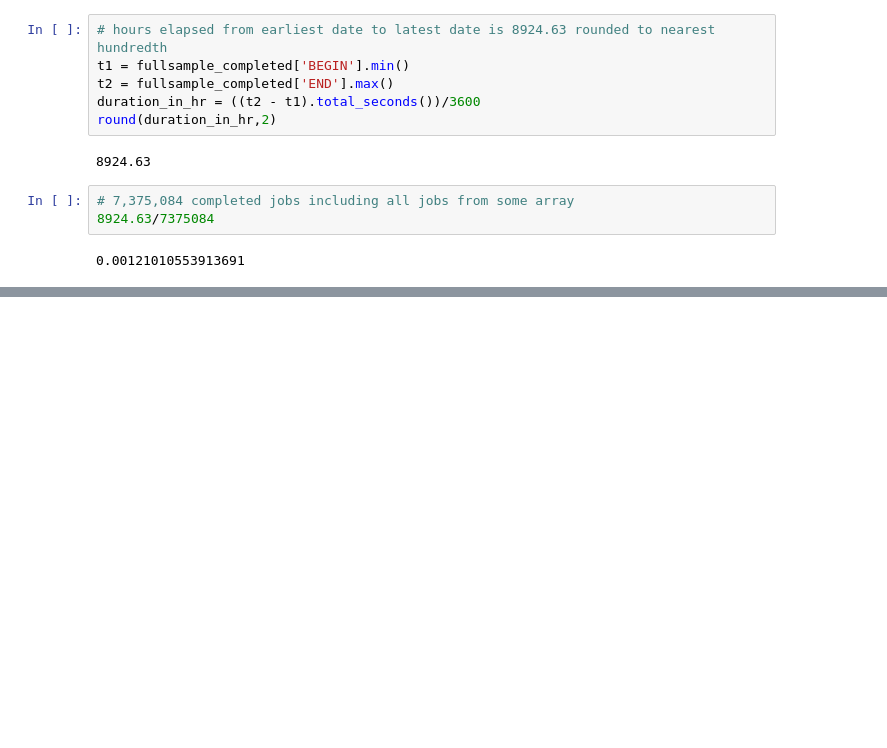
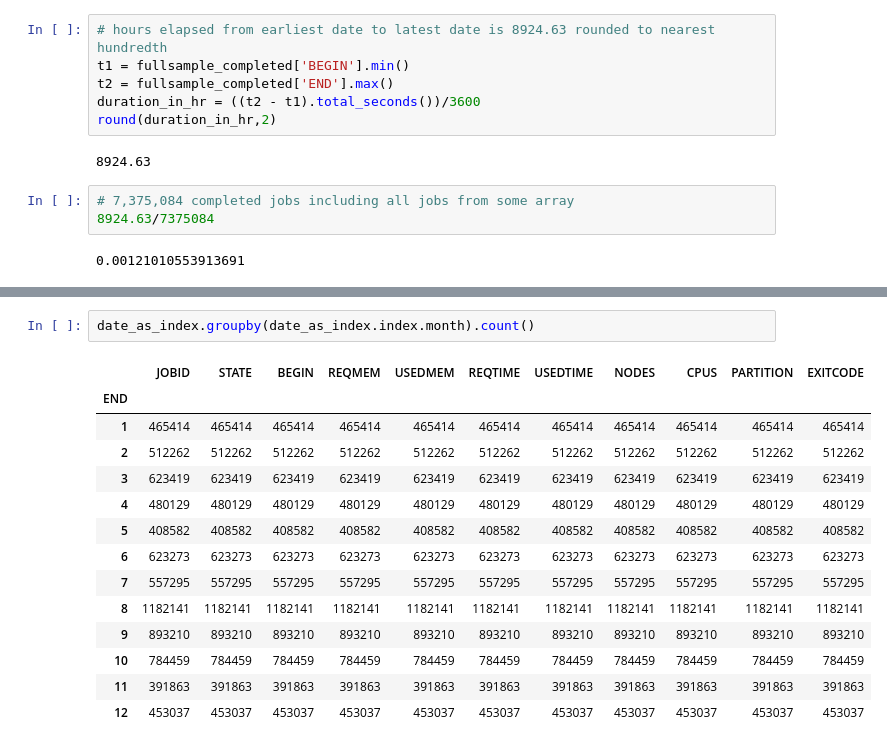
Before and after one commit to nss-data-science-cohort-5/accre-black-licorice, a Jupyter notebook: ACCRE.ipynb, the cells around one changed output, grey strips where cells are left out. Saved outputs shown, nothing was run; the diff lists cells and outputs as text; blank space fills up the shorter version.

```diff
--- a/ACCRE.ipynb
+++ b/ACCRE.ipynb
@@ -58,0 +84,17 @@ round(duration_in_hr,2)
+# %%
+date_as_index.groupby(date_as_index.index.month).count()
+# %% [output]
+|  | JOBID | STATE | BEGIN | REQMEM | USEDMEM | REQTIME | USEDTIME | NODES | CPUS | PARTITION | EXITCODE |
+| END |  |  |  |  |  |  |  |  |  |  |  |
+| 1 | 465414 | 465414 | 465414 | 465414 | 465414 | 465414 | 465414 | 465414 | 465414 | 465414 | 465414 |
+| 2 | 512262 | 512262 | 512262 | 512262 | 512262 | 512262 | 512262 | 512262 | 512262 | 512262 | 512262 |
+| 3 | 623419 | 623419 | 623419 | 623419 | 623419 | 623419 | 623419 | 623419 | 623419 | 623419 | 623419 |
+| 4 | 480129 | 480129 | 480129 | 480129 | 480129 | 480129 | 480129 | 480129 | 480129 | 480129 | 480129 |
+| 5 | 408582 | 408582 | 408582 | 408582 | 408582 | 408582 | 408582 | 408582 | 408582 | 408582 | 408582 |
+| 6 | 623273 | 623273 | 623273 | 623273 | 623273 | 623273 | 623273 | 623273 | 623273 | 623273 | 623273 |
+| 7 | 557295 | 557295 | 557295 | 557295 | 557295 | 557295 | 557295 | 557295 | 557295 | 557295 | 557295 |
+| 8 | 1182141 | 1182141 | 1182141 | 1182141 | 1182141 | 1182141 | 1182141 | 1182141 | 1182141 | 1182141 | 1182141 |
+| 9 | 893210 | 893210 | 893210 | 893210 | 893210 | 893210 | 893210 | 893210 | 893210 | 893210 | 893210 |
+| 10 | 784459 | 784459 | 784459 | 784459 | 784459 | 784459 | 784459 | 784459 | 784459 | 784459 | 784459 |
+| 11 | 391863 | 391863 | 391863 | 391863 | 391863 | 391863 | 391863 | 391863 | 391863 | 391863 | 391863 |
+| 12 | 453037 | 453037 | 453037 | 453037 | 453037 | 453037 | 453037 | 453037 | 453037 | 453037 | 453037 |
```
Also changed, not shown: parts of 17 cells of this notebook.
